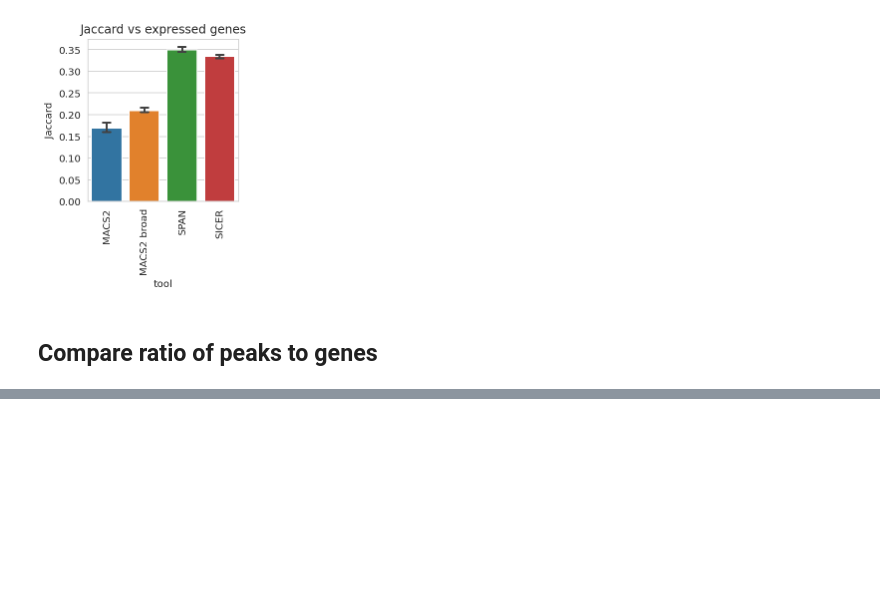
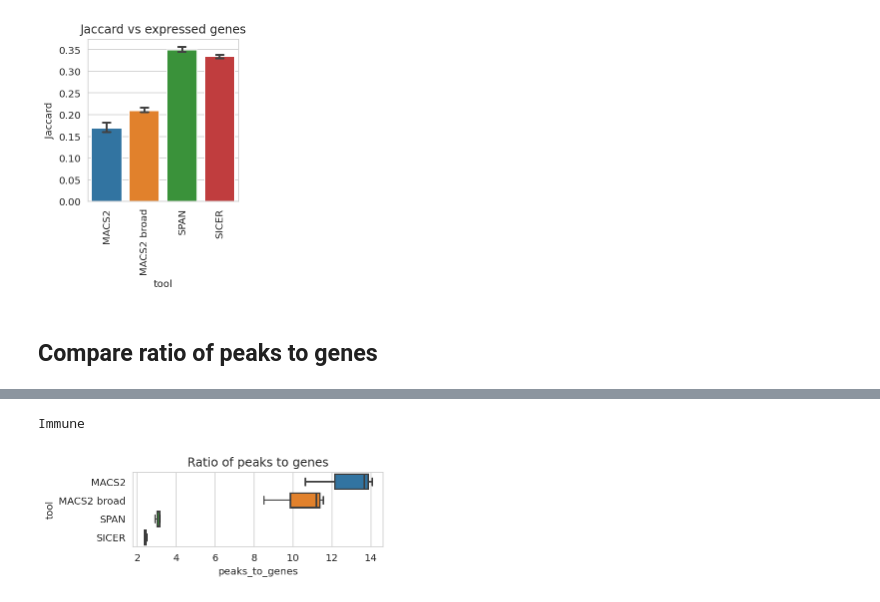
Before and after one commit to JetBrains-Research/peak-callers-analysis, a Jupyter notebook: 2023 - rnaseq.ipynb, the cells around one changed output, grey strips where cells are left out. Saved outputs shown, nothing was run; the diff lists cells and outputs as text; code cells hidden in the pictures; blank space fills up the shorter version.

```diff
--- a/2023 - rnaseq.ipynb
+++ b/2023 - rnaseq.ipynb
@@ -823,0 +820,3 @@ def genes_peaks_ratio(df_peaks, expression):
+# %%
+immune_genes_ratios = genes_peaks_ratio(df_immune_peaks, immune_expression)
+immune_genes_ratios.sample(3)
@@ -823,0 +845,14 @@ def genes_peaks_ratio(df_peaks, expression):
+# %%
+print('Immune')
+plt.figure(figsize=(5, 2))
+ax = plt.axes()
+sns.boxplot(data=immune_genes_ratios, x='peaks_to_genes', y='tool', ax=ax,
+            palette=TOOLS_PALETTE,
+            order=['MACS2', 'MACS2 broad', 'SPAN', 'SICER'],
+            showfliers=False)
+ax.title.set_text('Ratio of peaks to genes')
+plt.tight_layout()
+plt.show()
+# %% [output]
+Immune
+[figure, added]
```
Also changed, not shown: parts of 7 cells of this notebook.
